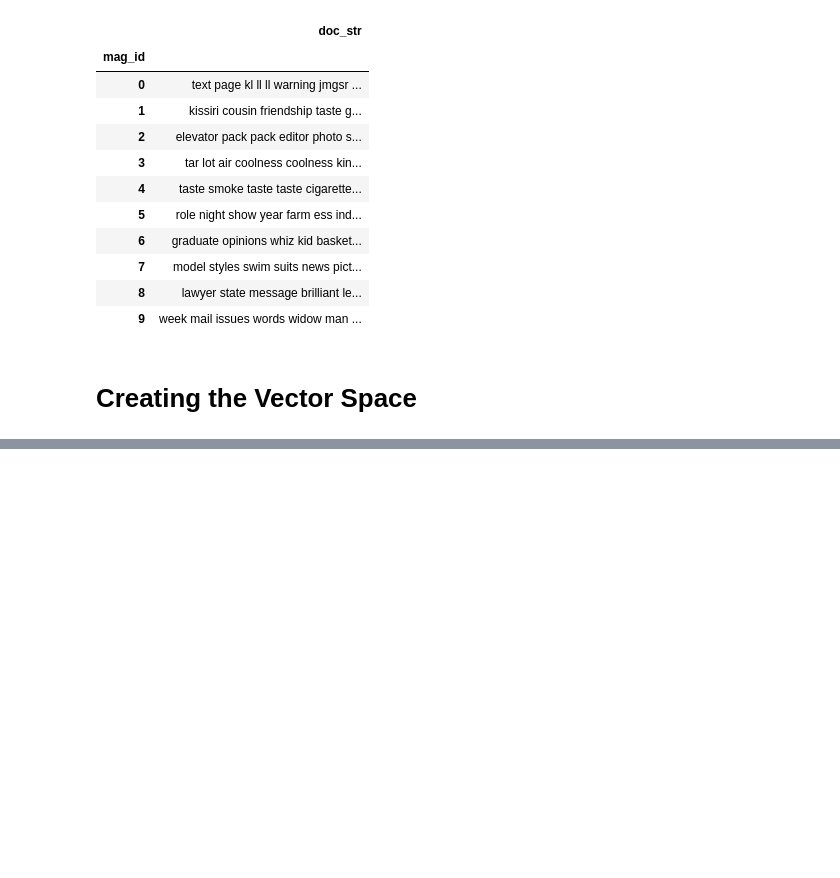
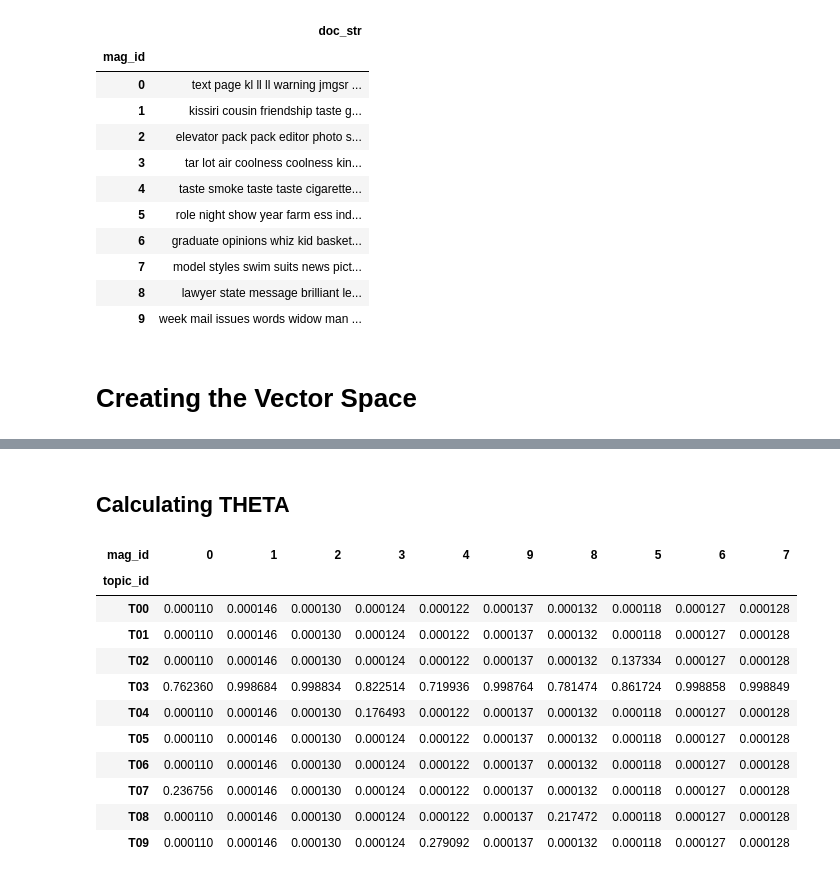
Before and after one commit to aniyahlater/ds5001_final_project, a Jupyter notebook: PCA.ipynb, the cells around one changed output, grey strips where cells are left out. Drawn from its saved outputs; the diff is of its cells as text; code cells hidden in the pictures; blank space fills up the shorter version.

```diff
--- a/PCA.ipynb
+++ b/PCA.ipynb
@@ -202,0 +205,26 @@ DTM
+# %%
+n_topics = 10
+max_iter = 100
+n_top_terms = 5
+TNAMES = [f"T{str(x).zfill(len(str(n_topics)))}" for x in range(n_topics)]
+topic_engine = LDA(n_components=n_topics, max_iter=max_iter)
+topic_model = topic_engine.fit_transform(count_model)
+# %% [markdown]
+## Calculating THETA
+# %%
+THETA = pd.DataFrame(topic_model, index=DOCS.index, columns=TNAMES)
+THETA.columns.name = 'topic_id'
+THETA.sample(10).T.style.background_gradient(axis=None)
+# %% [output]
+| mag_id | 0 | 1 | 2 | 3 | 4 | 9 | 8 | 5 | 6 | 7 |
+| topic_id |  |  |  |  |  |  |  |  |  |  |
+| T00 | 0.000110 | 0.000146 | 0.000130 | 0.000124 | 0.000122 | 0.000137 | 0.000132 | 0.000118 | 0.000127 | 0.000128 |
+| T01 | 0.000110 | 0.000146 | 0.000130 | 0.000124 | 0.000122 | 0.000137 | 0.000132 | 0.000118 | 0.000127 | 0.000128 |
+| T02 | 0.000110 | 0.000146 | 0.000130 | 0.000124 | 0.000122 | 0.000137 | 0.000132 | 0.137334 | 0.000127 | 0.000128 |
+| T03 | 0.762360 | 0.998684 | 0.998834 | 0.822514 | 0.719936 | 0.998764 | 0.781474 | 0.861724 | 0.998858 | 0.998849 |
+| T04 | 0.000110 | 0.000146 | 0.000130 | 0.176493 | 0.000122 | 0.000137 | 0.000132 | 0.000118 | 0.000127 | 0.000128 |
+| T05 | 0.000110 | 0.000146 | 0.000130 | 0.000124 | 0.000122 | 0.000137 | 0.000132 | 0.000118 | 0.000127 | 0.000128 |
+| T06 | 0.000110 | 0.000146 | 0.000130 | 0.000124 | 0.000122 | 0.000137 | 0.000132 | 0.000118 | 0.000127 | 0.000128 |
+| T07 | 0.236756 | 0.000146 | 0.000130 | 0.000124 | 0.000122 | 0.000137 | 0.000132 | 0.000118 | 0.000127 | 0.000128 |
+| T08 | 0.000110 | 0.000146 | 0.000130 | 0.000124 | 0.000122 | 0.000137 | 0.217472 | 0.000118 | 0.000127 | 0.000128 |
+| T09 | 0.000110 | 0.000146 | 0.000130 | 0.000124 | 0.279092 | 0.000137 | 0.000132 | 0.000118 | 0.000127 | 0.000128 |
```
Also changed, not shown: parts of 7 cells of this notebook.
